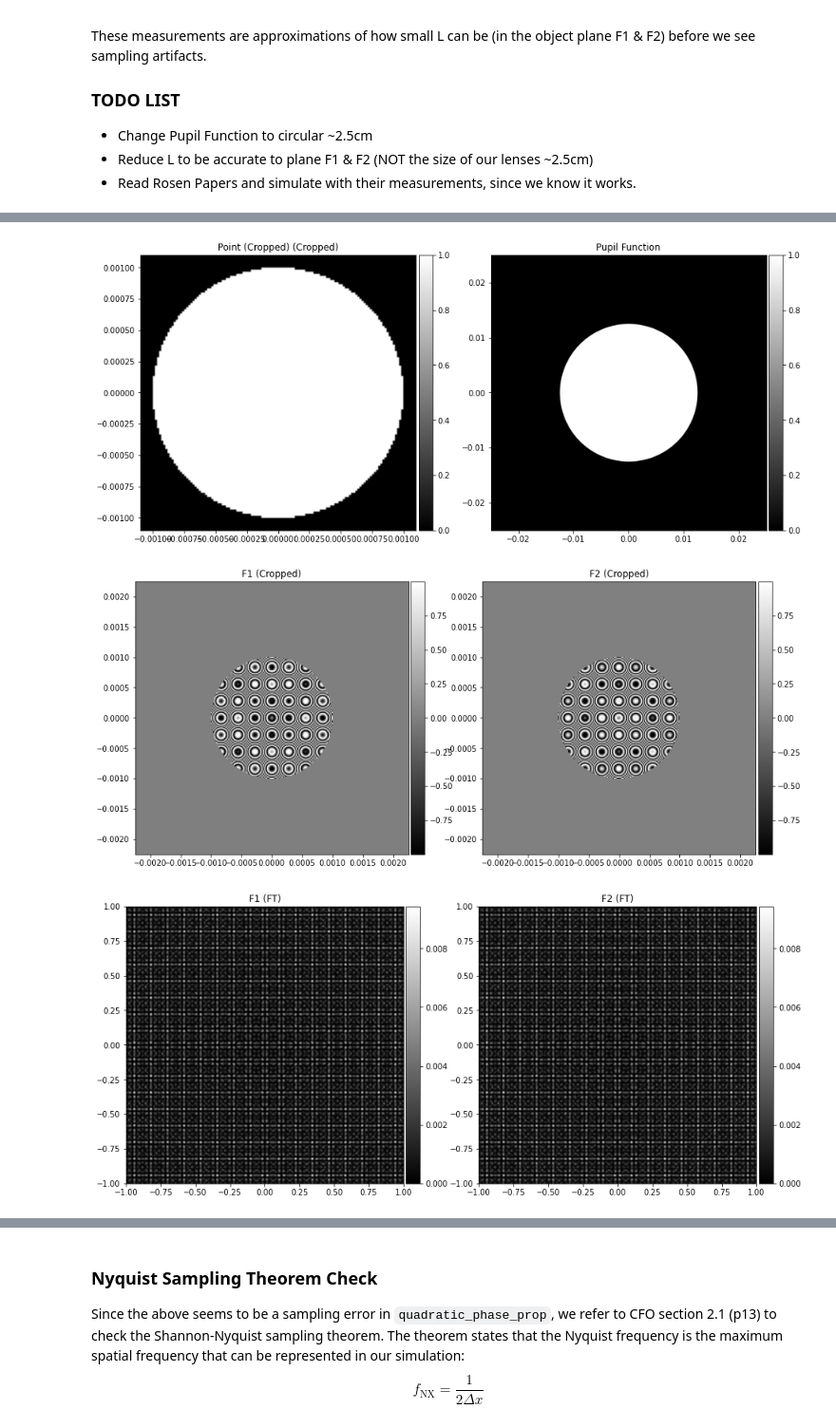
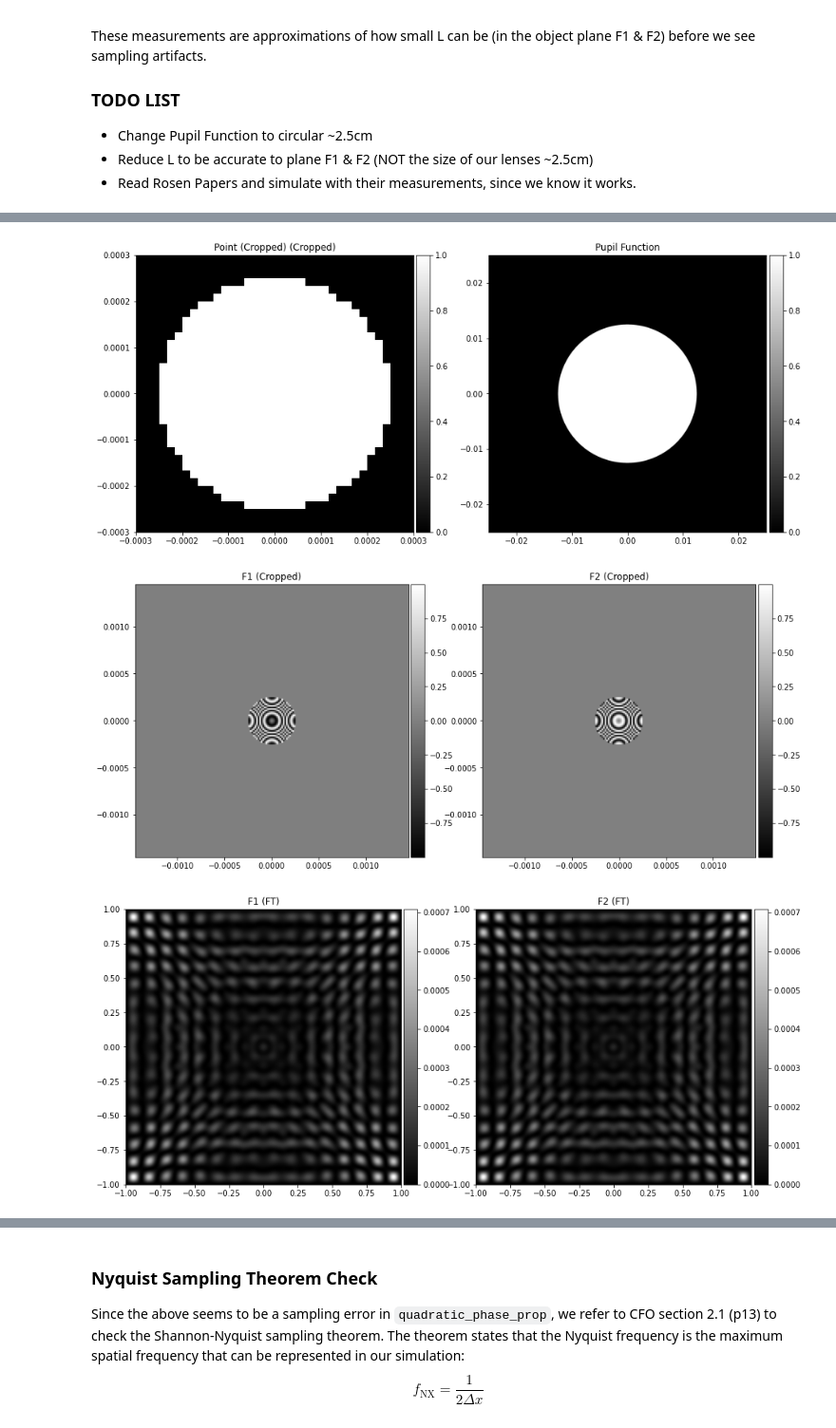
Before and after one commit to cjmcmahon1/FINCH, a Jupyter notebook: bench_sim.ipynb, the cells around one changed output, grey strips where cells are left out. Shown at 95% size. Cells and saved outputs as stored; diff of their text form; code cells hidden in the pictures.

```diff
--- a/bench_sim.ipynb
+++ b/bench_sim.ipynb
@@ -179,10 +179,10 @@ def quadratic_phase_prop(point_grid, z, wavelength=1., image_length=1.):
     return np.array(np.exp((-1j * k / (2*z)) * sq_distances))
 
 def ft(image):
-    return fft.fft2(fft.fftshift(image), norm="ortho")
+    return fft.fftshift(fft.fft2(image, norm="ortho"))
 
 def ift(image):
-    return fft.ifftshift(fft.ifft2(image, norm="ortho"))
+    return fft.ifft2(fft.ifftshift(image), norm="ortho")
 
 def OTF(U1, L, zxp, wxp, wavelength=1., label=None):
     #generate Optical Transfer Function (CFO 7.24) for simulated imaging
@@ -218,7 +218,7 @@ def incoherent_image(U1, L, zxp, wxp, wavelength=1., label=None):
     OTF_result = OTF(U1, L, zxp, wxp, wavelength, label="")
     Ig = U1.image / np.max(U1.image.flatten()) #ideal image
     Gg = fft.fft2(fft.fftshift(Ig)) #FT of ideal image
-    Gi = Gg * OTF_result.image #multiplt FTs
+    Gi = Gg * OTF_result.image #multiply FTs
     Ii = np.real(fft.ifftshift(fft.ifft2(Gi)))
     Ii *= (Ii > 0) #set negative parts to zero
     #set a default label if none specified
@@ -282,7 +282,7 @@ class BRL_bench_measurements:
         #start with a point source
         grid_length = 4*self.pupil_radius
         p_grid = point_distribution(self.num_points, grid_length)
-        point = image_plane(pupil_func(p_grid, 1e-3), "Point", length = grid_length)
+        point = image_plane(pupil_func(p_grid, 250e-6), "Point", length = grid_length)
         #propagate a quadratic phase onto the two points to generate F1 & F2 (cite goodman)
         f1 = image_plane(point.image * quadratic_phase_prop(p_grid, self.displacement,
                                                             wavelength=self.wavelength,
@@ -315,22 +315,22 @@ class BRL_bench_measurements:
 # %%
 #approximate measurements of parameters in my optical setup.
 #I don't notice any interference pattern with these parameters.
 bench_measurements = {"wavelength":490e-9, #490nm
                       "length":2.5e-3,#2.5cm #REVERT
                       "z":415e-3, #~415mm
                       "wxp":1.25e-2, #1.25cm
                       "displacement":15e-3 #~15mm
                      }
 brooker_bench_measurements = {"wavelength":465e-9, #465nm
                       "length":250e-6,#2.5cm #REVERT
                       "z":273.73e-3, #273.73mm
                       "wxp":1.25e-2, #1.25cm
                       "displacement":10e-3 #~10mm
                      }
 bench = BRL_bench_measurements(**bench_measurements, num_points = 3000)
-brooker_bench = BRL_bench_measurements(**brooker_bench_measurements, num_points = 3000)
+brooker_bench = BRL_bench_measurements(**brooker_bench_measurements, num_points = 3000, pupil_radius=1.25e-2)
 brooker_bench.default_plot()
 # %% [output]
-[figure, old version]
+[figure, new version]
-[figure, old version]
+[figure, new version]
-[figure, old version]
+[figure, new version]
```
Also changed, not shown: parts of 3 cells of this notebook.
